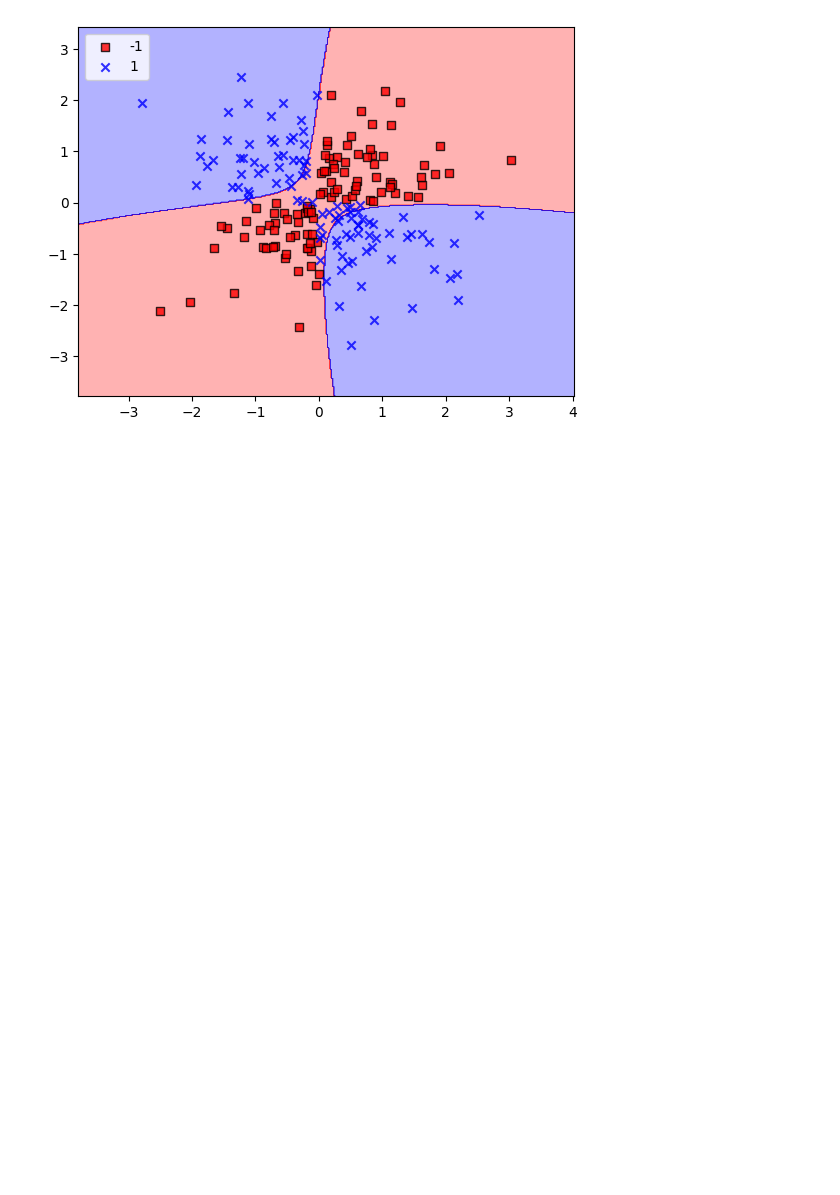
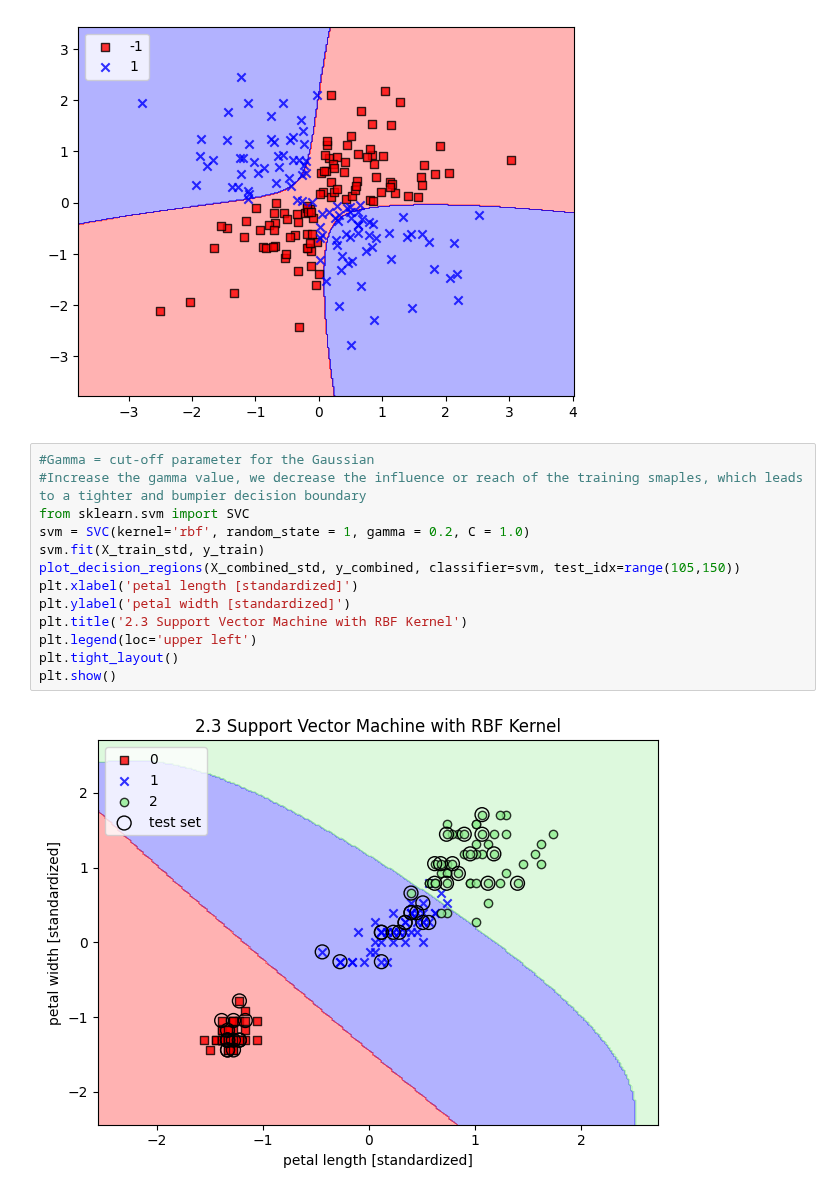
Before and after one commit to dae9999nam/COMP3314, a Jupyter notebook: COMP3314_Machine_Learning.ipynb, the cells around one changed output. Cells and saved outputs as stored; diff of their text form; blank space fills up the shorter version.

Commit message:
Kernel SVM with different Gamma Value

```diff
--- a/COMP3314_Machine_Learning.ipynb
+++ b/COMP3314_Machine_Learning.ipynb
@@ -562,3 +563,18 @@ plt.legend(loc='upper left')
 plt.show()
 # %% [output]
 [figure]
+# %%
+#Gamma = cut-off parameter for the Gaussian
+#Increase the gamma value, we decrease the influence or reach of the training smaples, which leads to a tighter and bumpier decision boundary
+from sklearn.svm import SVC
+svm = SVC(kernel='rbf', random_state = 1, gamma = 0.2, C = 1.0)
+svm.fit(X_train_std, y_train)
+plot_decision_regions(X_combined_std, y_combined, classifier=svm, test_idx=range(105,150))
+plt.xlabel('petal length [standardized]')
+plt.ylabel('petal width [standardized]')
+plt.title('2.3 Support Vector Machine with RBF Kernel')
+plt.legend(loc='upper left')
+plt.tight_layout()
+plt.show()
+# %% [output]
+[figure, added]
```
Also changed, not shown: parts of 1 cell of this notebook.
